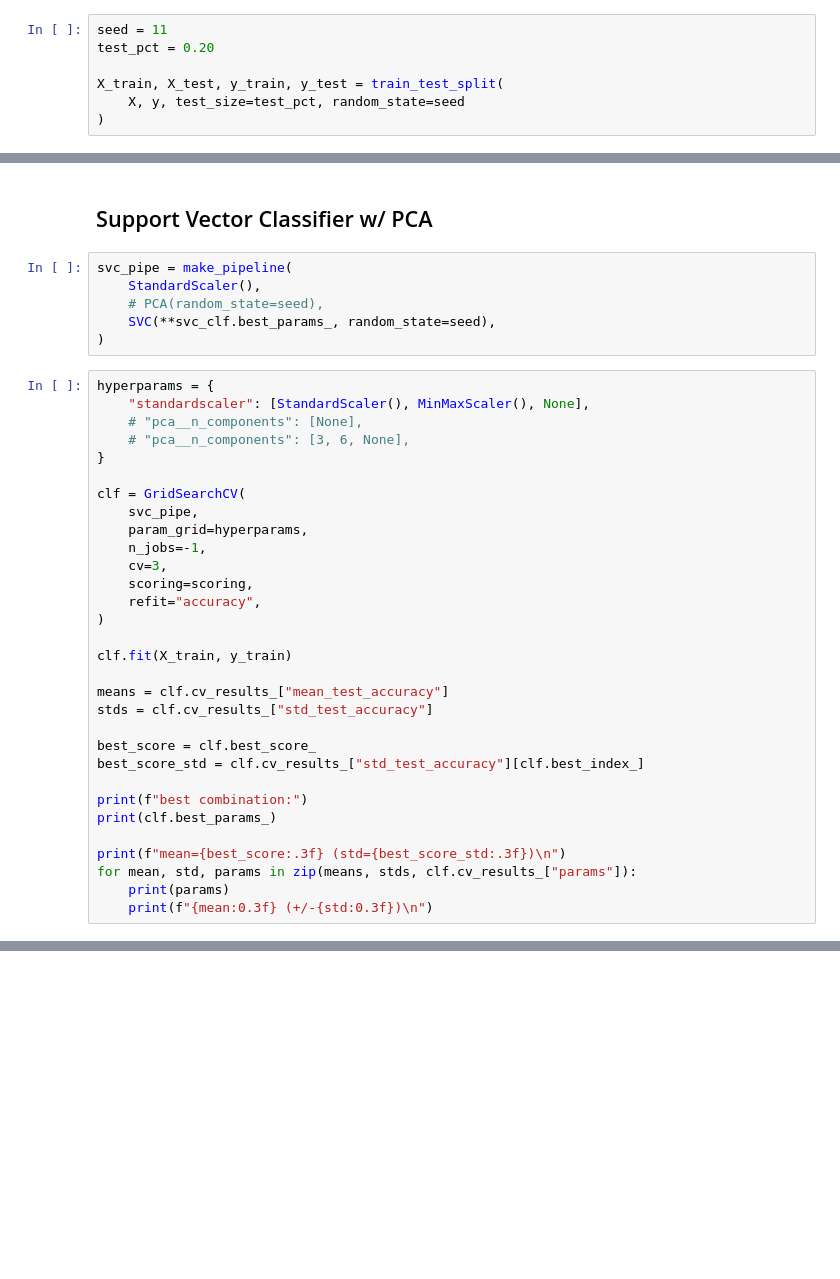
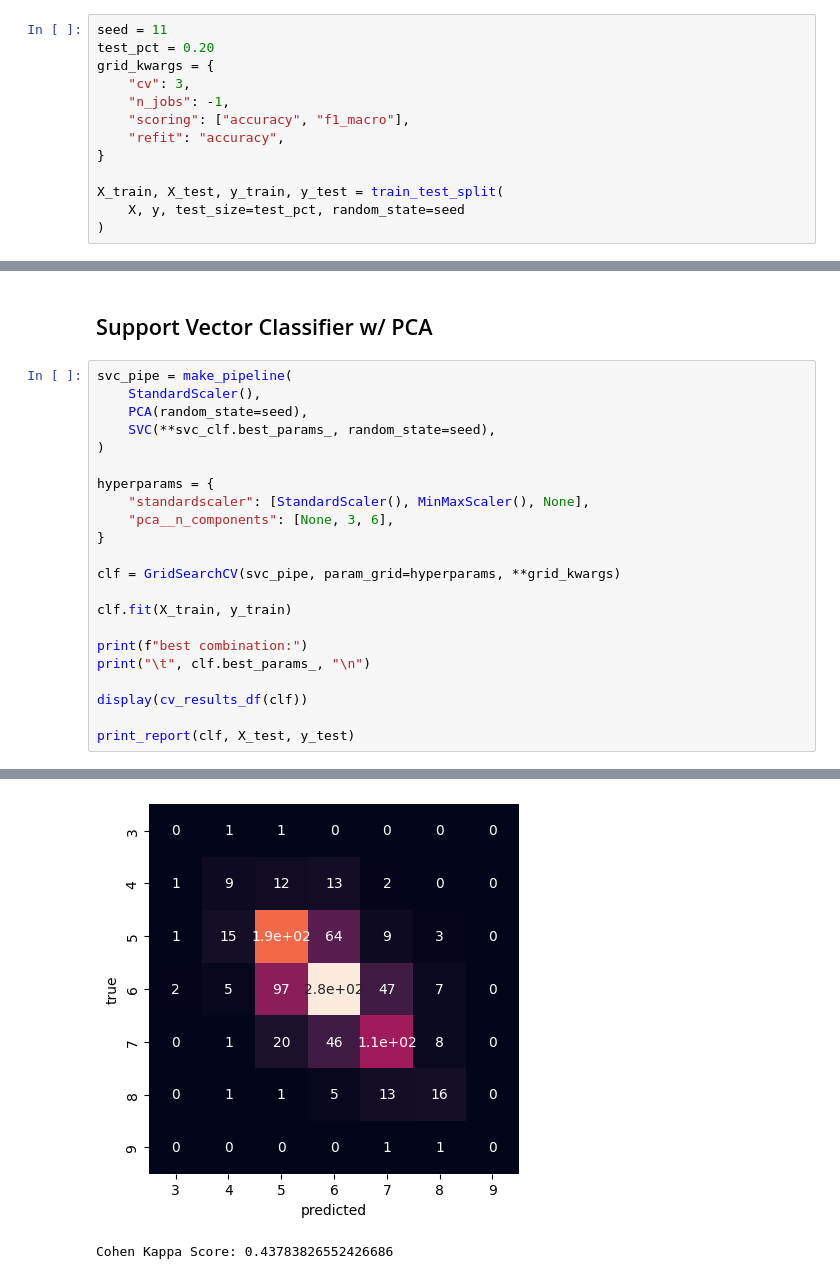
Before and after one commit to apwood-physics/HPEDSI-Courses, a Jupyter notebook: 311_intro_to_ML/HW2/311_wood_anthony_2.ipynb, the cells around one changed output, grey strips where cells are left out. Drawn from its saved outputs; the diff is of its cells as text; blank space fills up the shorter version.

```diff
--- a/311_intro_to_ML/HW2/311_wood_anthony_2.ipynb
+++ b/311_intro_to_ML/HW2/311_wood_anthony_2.ipynb
@@ -91,6 +112,12 @@ plt.show()
 # %%
 seed = 11
 test_pct = 0.20
+grid_kwargs = {
+    "cv": 3,
+    "n_jobs": -1,
+    "scoring": ["accuracy", "f1_macro"],
+    "refit": "accuracy",
+}
 
 X_train, X_test, y_train, y_test = train_test_split(
     X, y, test_size=test_pct, random_state=seed
@@ -155,41 +166,26 @@ Cohen Kappa Score: 0.22475671761397087
 # %% [markdown]
 ## Support Vector Classifier w/ PCA
-# %%
-svc_pipe = make_pipeline(
-    StandardScaler(),
-    # PCA(random_state=seed),
-    SVC(**svc_clf.best_params_, random_state=seed),
-)
 # %%
+svc_pipe = make_pipeline(
+    StandardScaler(),
+    PCA(random_state=seed),
+    SVC(**svc_clf.best_params_, random_state=seed),
+)
+
 hyperparams = {
     "standardscaler": [StandardScaler(), MinMaxScaler(), None],
-    # "pca__n_components": [None],
-    # "pca__n_components": [3, 6, None],
+    "pca__n_components": [None, 3, 6],
 }
 
-clf = GridSearchCV(
-    svc_pipe,
-    param_grid=hyperparams,
-    n_jobs=-1,
-    cv=3,
-    scoring=scoring,
-    refit="accuracy",
-)
+clf = GridSearchCV(svc_pipe, param_grid=hyperparams, **grid_kwargs)
 
 clf.fit(X_train, y_train)
 
-means = clf.cv_results_["mean_test_accuracy"]
-stds = clf.cv_results_["std_test_accuracy"]
+print(f"best combination:")
+print("\t", clf.best_params_, "\n")
 
-best_score = clf.best_score_
-best_score_std = clf.cv_results_["std_test_accuracy"][clf.best_index_]
+display(cv_results_df(clf))
 
-print(f"best combination:")
-print(clf.best_params_)
-
-print(f"mean={best_score:.3f} (std={best_score_std:.3f})\n")
-for mean, std, params in zip(means, stds, clf.cv_results_["params"]):
-    print(params)
-    print(f"{mean:0.3f} (+/-{std:0.3f})\n")
+print_report(clf, X_test, y_test)
 # %% [output]
 best combination:
@@ -206,0 +216,2 @@ mean=0.574 (std=0.008)
+[figure, added]
+Cohen Kappa Score: 0.43783826552426686
```
Also changed, not shown: parts of 16 cells of this notebook, 4 other files.
